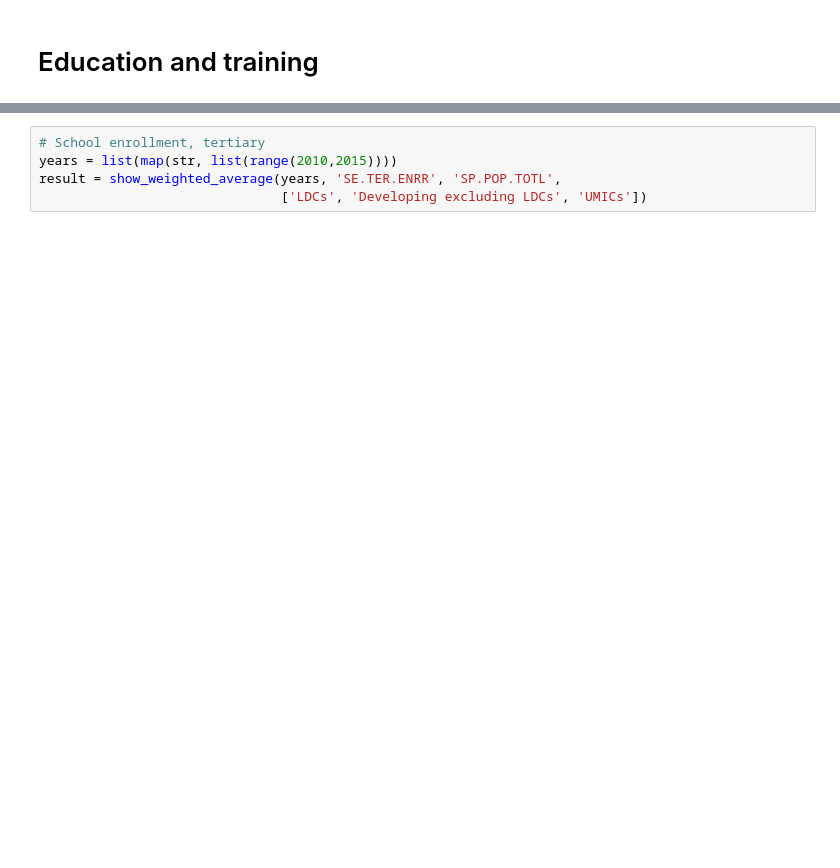
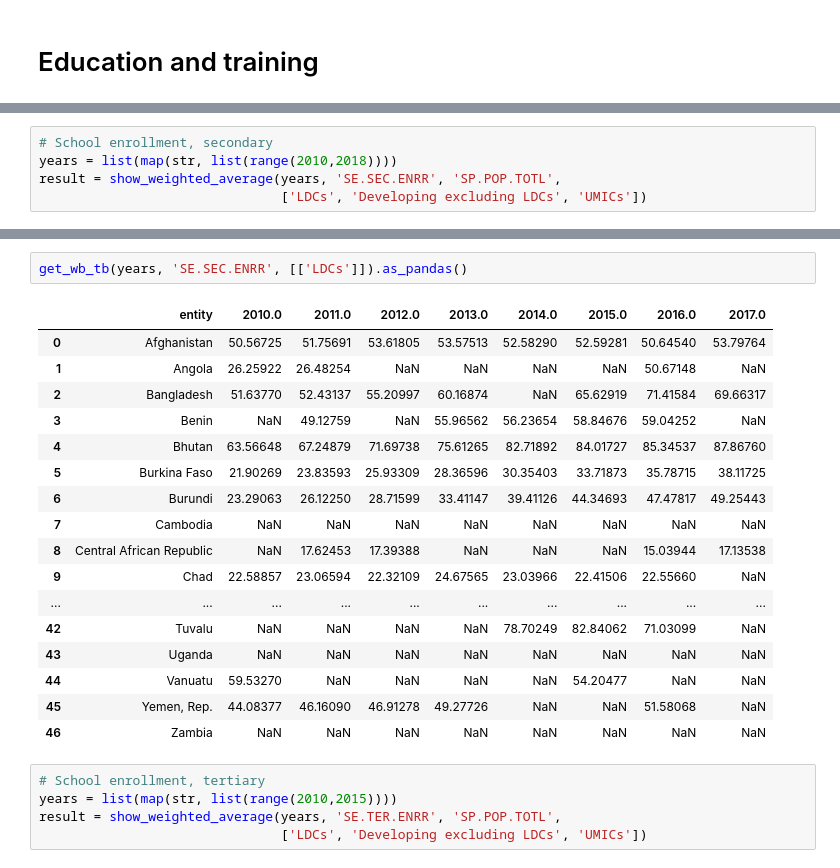
Before and after one commit to tomasgonz/datascrapper2, a Jupyter notebook: notebooks/Human and Social Development/Human and Social Development in the LDCs.ipynb, the cells around one changed output, grey strips where cells are left out. Drawn from its saved outputs; the diff is of its cells as text; blank space fills up the shorter version.

```diff
--- a/notebooks/Human and Social Development/Human and Social Development in the LDCs.ipynb
+++ b/notebooks/Human and Social Development/Human and Social Development in the LDCs.ipynb
@@ -215,0 +224,5 @@ result = show_weighted_average(years, 'SP.DYN.IMRT.IN', 'SP.POP.TOTL', ['LDCs',
+# %%
+# School enrollment, secondary
+years = list(map(str, list(range(2010,2018))))
+result = show_weighted_average(years, 'SE.SEC.ENRR', 'SP.POP.TOTL',
+                               ['LDCs', 'Developing excluding LDCs', 'UMICs'])
@@ -216,3 +232,23 @@ result = show_weighted_average(years, 'SP.DYN.IMRT.IN', 'SP.POP.TOTL', ['LDCs',
+# %%
+get_wb_tb(years, 'SE.SEC.ENRR', [['LDCs']]).as_pandas()
+# %% [output]
+|  | entity | 2010.0 | 2011.0 | 2012.0 | 2013.0 | 2014.0 | 2015.0 | 2016.0 | 2017.0 |
+| 0 | Afghanistan | 50.56725 | 51.75691 | 53.61805 | 53.57513 | 52.58290 | 52.59281 | 50.64540 | 53.79764 |
+| 1 | Angola | 26.25922 | 26.48254 | NaN | NaN | NaN | NaN | 50.67148 | NaN |
+| 2 | Bangladesh | 51.63770 | 52.43137 | 55.20997 | 60.16874 | NaN | 65.62919 | 71.41584 | 69.66317 |
+| 3 | Benin | NaN | 49.12759 | NaN | 55.96562 | 56.23654 | 58.84676 | 59.04252 | NaN |
+| 4 | Bhutan | 63.56648 | 67.24879 | 71.69738 | 75.61265 | 82.71892 | 84.01727 | 85.34537 | 87.86760 |
+| 5 | Burkina Faso | 21.90269 | 23.83593 | 25.93309 | 28.36596 | 30.35403 | 33.71873 | 35.78715 | 38.11725 |
+| 6 | Burundi | 23.29063 | 26.12250 | 28.71599 | 33.41147 | 39.41126 | 44.34693 | 47.47817 | 49.25443 |
+| 7 | Cambodia | NaN | NaN | NaN | NaN | NaN | NaN | NaN | NaN |
+| 8 | Central African Republic | NaN | 17.62453 | 17.39388 | NaN | NaN | NaN | 15.03944 | 17.13538 |
+| 9 | Chad | 22.58857 | 23.06594 | 22.32109 | 24.67565 | 23.03966 | 22.41506 | 22.55660 | NaN |
+| ... | ... | ... | ... | ... | ... | ... | ... | ... | ... |
+| 42 | Tuvalu | NaN | NaN | NaN | NaN | 78.70249 | 82.84062 | 71.03099 | NaN |
+| 43 | Uganda | NaN | NaN | NaN | NaN | NaN | NaN | NaN | NaN |
+| 44 | Vanuatu | 59.53270 | NaN | NaN | NaN | NaN | 54.20477 | NaN | NaN |
+| 45 | Yemen, Rep. | 44.08377 | 46.16090 | 46.91278 | 49.27726 | NaN | NaN | 51.58068 | NaN |
+| 46 | Zambia | NaN | NaN | NaN | NaN | NaN | NaN | NaN | NaN |
 # %%
 # School enrollment, tertiary
 years = list(map(str, list(range(2010,2015))))
```
Also changed, not shown: parts of 3 cells of this notebook, 7 other files.
